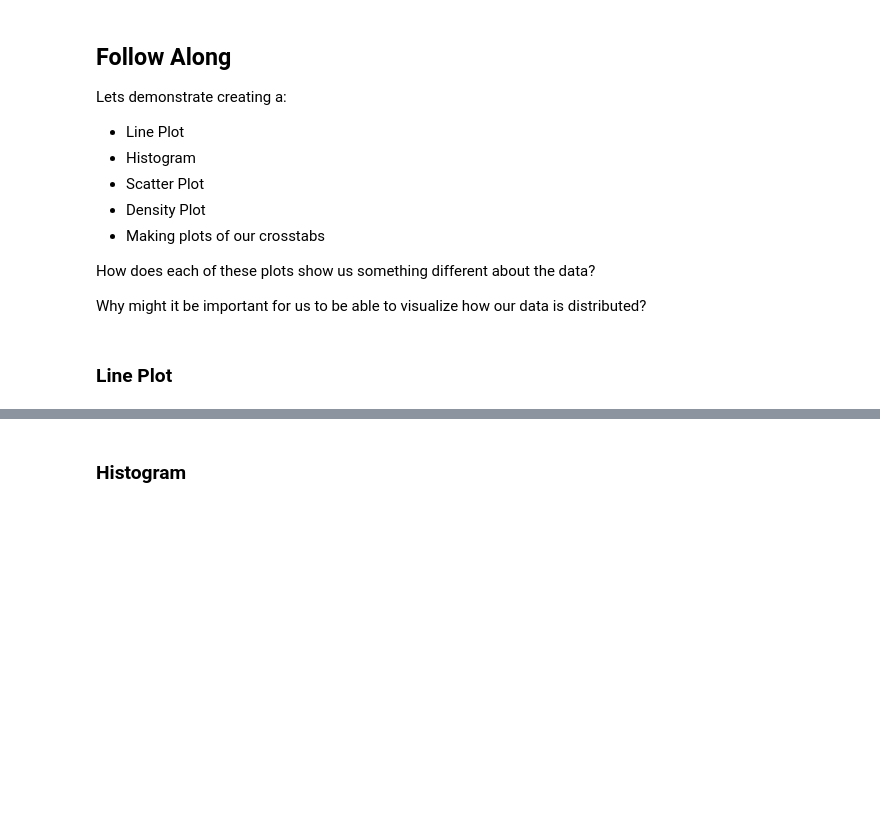
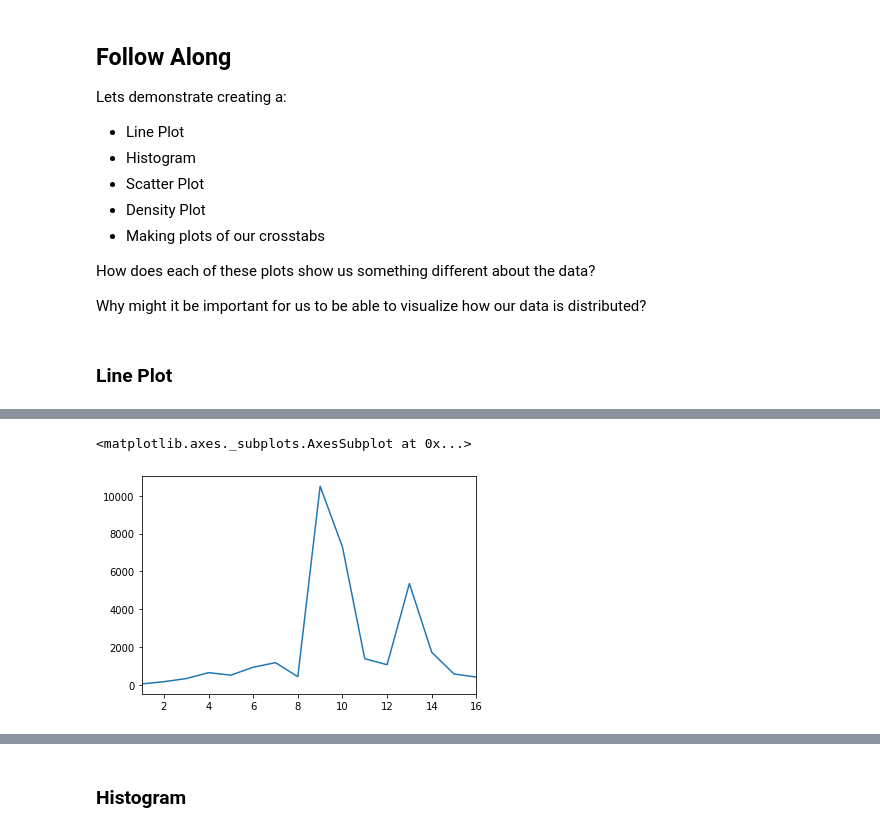
Before and after one commit to bloominstituteoftechnology/DS-Unit-1-Sprint-1-Data-Wrangling-and-Storytelling, a Jupyter notebook: module1-exploratory-data-analysis/LS_DS13_111_Exploratory_Data_Analysis.ipynb, the cells around one changed output, grey strips where cells are left out. Drawn from its saved outputs; the diff is of its cells as text; code cells hidden in the pictures; blank space fills up the shorter version.

```diff
--- a/module1-exploratory-data-analysis/LS_DS13_111_Exploratory_Data_Analysis.ipynb
+++ b/module1-exploratory-data-analysis/LS_DS13_111_Exploratory_Data_Analysis.ipynb
@@ -263,0 +261,13 @@ What can we discover about this dataset?
+# %%
+# Lets try reading in a new dataset: The Adult Dataset
+# https://archive.ics.uci.edu/ml/datasets/adult
+
+column_headers = column_headers = ['age', 'workclass', 'fnlwgt', 'education', 'education-num',
+                 'marital-status', 'occupation', 'relationship', 'race', 'sex',
+                 'capital-gain', 'capital-loss', 'hours-per-week',
+                 'native-country', 'income']
+
+df = pd.read_csv('https://archive.ics.uci.edu/ml/machine-learning-databases/adult/adult.data', names= column_headers)
+
+print(df.shape)
+df.head(15)
@@ -263,0 +316,5 @@ What can we discover about this dataset?
+# %%
+import numpy as np
+
+df = df.replace({' ?': np.NaN})
+df.head(15)
@@ -289,0 +504,5 @@ Why might it be important for us to be able to visualize how our data is distrib
+# %%
+df['education-num'].value_counts().sort_index().plot()
+# %% [output]
+<matplotlib.axes._subplots.AxesSubplot at 0x...>
+[figure, added]
```
Also changed, not shown: parts of 25 cells of this notebook.
